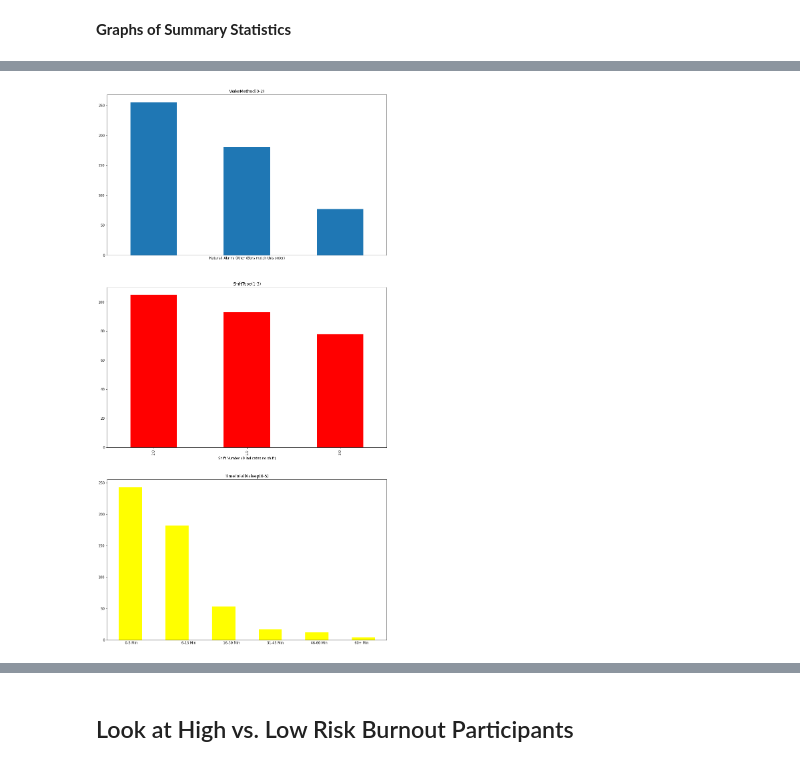
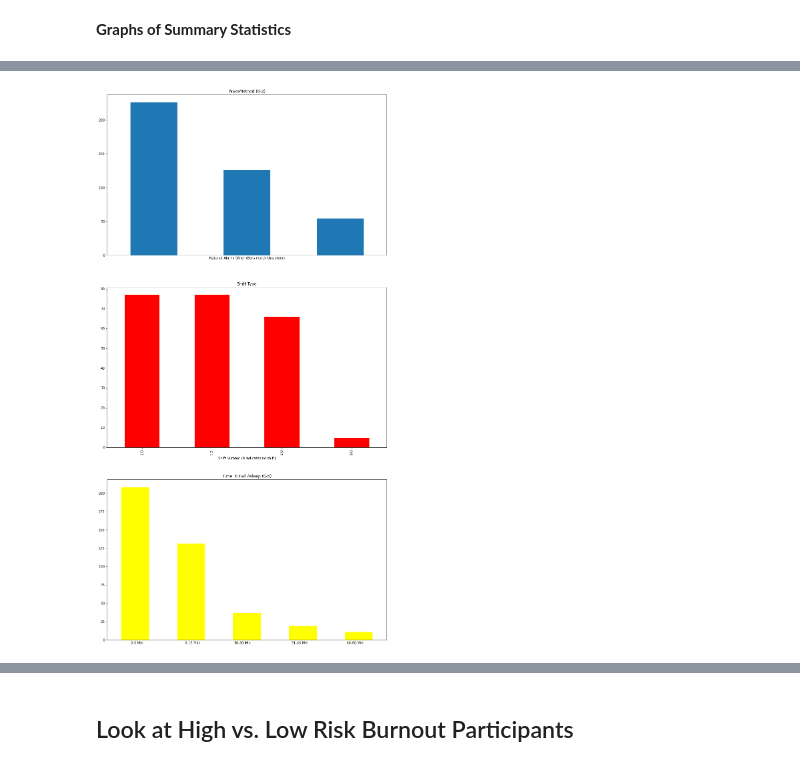
Before and after one commit to giabraddock/CompWellREU2021, a Jupyter notebook: CompWell_featuretable.ipynb, the cells around one changed output, grey strips where cells are left out. Drawn from its saved outputs; the diff is of its cells as text; code cells hidden in the pictures.

```diff
--- a/CompWell_featuretable.ipynb
+++ b/CompWell_featuretable.ipynb
@@ -955,0 +1078,2 @@ Name: User, dtype: int64
+# %%
+summary.update(summary.loc[:,'date'].apply(convert_date2))
@@ -956,3 +1165,27 @@ Name: User, dtype: int64
+# %%
+# Add features to table
+for i, r in survey_feat.iterrows():
+     feature_table.loc[(feature_table['Date'] == r['Date']) & (feature_table['User'] == r['User']) , ['CupsofCaffeine', 'AlcoholicDrinks', 'WakeMethod(0-2)', 'TimeToFallAsleep(0-5)', 'HoursWorked', 'OverTime(Mins)', 'NoSleep', 'ShiftType', 'AlertnessMorning', 'AlertnessEvening', 'HappinessMorning', 'HappinessEvening', 'EnergyMorning', 'EnergyEvening', 'HealthMorning', 'HealthEvening', 'RelaxMorning', 'RelaxEvening']] = [r['CupsofCaffeine'], r['AlcoholicDrinks'], r['WakeMethod(0-2)'], r['TimeToFallAsleep(0-5)'], r['HoursWorked'], r['OverTime(Mins)'], r['NoSleep'], r['ShiftType'], r['AlertnessMorning'], r['AlertnessEvening'], r['HappinessMorning'], r['HappinessEvening'], r['EnergyMorning'], r['EnergyEvening'], r['HealthMorning'], r['HealthEvening'], r['RelaxMorning'], r['RelaxEvening']]
+# %%
+# Add nap data
+for i, r in nap_feat.iterrows():
+    feature_table.loc[(feature_table['User'] == r['User']) & (feature_table['Date'] == r['Date']), ['NumberofNaps', 'NapDuration']] = [r['NumberofNaps'], r['NapDuration']]
+# %%
+# Need to make sure we didn't add survey data that extends beyond the study's 5-week period
+dropi = []
+
+# If User, Date combo is not in fitbit table, drop the row
+for idx, r in feature_table.iterrows():
+    u = r['User']
+    date = r['Date']
+    if u not in fitbit_feat.loc[:,'User'].values:
+        dropi.append(idx)
+    elif date not in fitbit_feat.loc[fitbit_feat['User']==u, 'Date'].values:
+        dropi.append(idx)
+
+# Clean feature table
+feature_table.drop(dropi, inplace=True)
+feature_table.User.value_counts()
 # %% [markdown]
 ## Summary Statistics for Survey Features
 # %%
@@ -1058,13 +1297,12 @@ See the caveats in the documentation: https://pandas.pydata.org/pandas-docs/stab
 # %%
 # Plot Categorical variables
 fig, axs = plt.subplots(3,1, figsize=(15,30))
-feature_table['WakeMethod(0-2)'].value_counts().plot(kind='bar', ax=axs[0], title='WakeMethod(0-2)', xticks=[], xlabel = 'Natural, Alarm, Other (Bars match this order)')
-feature_table['ShiftType(1-3)'].value_counts().plot(kind='bar', color='red', ax=axs[1], title='ShiftType(1-3)', xlabel = 'Shift Number (0 indicates no shift)')
-# 'Shift 1', 'Shift 2', 'Shift 3', 'Unspecified'
-feature_table['TimeToFallAsleep(0-5)'].value_counts().plot(kind='bar', color='yellow', ax=axs[2], title='TimeToFallAsleep(0-5)', xticks=[], xlabel= '0-5 Min                                          6-15 Min                          16-30 Min                          31-45 Min                          46-60 Min                          60+ Min')
+feature_table['WakeMethod(0-2)'].value_counts().plot(kind='bar', ax=axs[0], title='WakeMethod (0-2)', xticks=[], xlabel = 'Natural, Alarm, Other (Bars match this order)')
+feature_table['ShiftType'].value_counts().plot(kind='bar', color='red', ax=axs[1], title='Shift Type', xlabel = 'Shift Number (0 indicates no shift)')
+feature_table['TimeToFallAsleep(0-5)'].value_counts().plot(kind='bar', color='yellow', ax=axs[2], title='Time To Fall Asleep (0-5)', xticks=[], xlabel= '0-5 Min                                        6-15 Min                                 16-30 Min                                       31-45 Min                                     46-60 Min')
 plt.show()
 # %% [output]
-[figure, old version]
+[figure, new version]
 # %%
 # For Wellbeing features set distribution boxplots to different colors to distinguish between morning and evening
 fig = plt.figure(figsize= (20,10))
```
Also changed, not shown: parts of 119 cells of this notebook.
